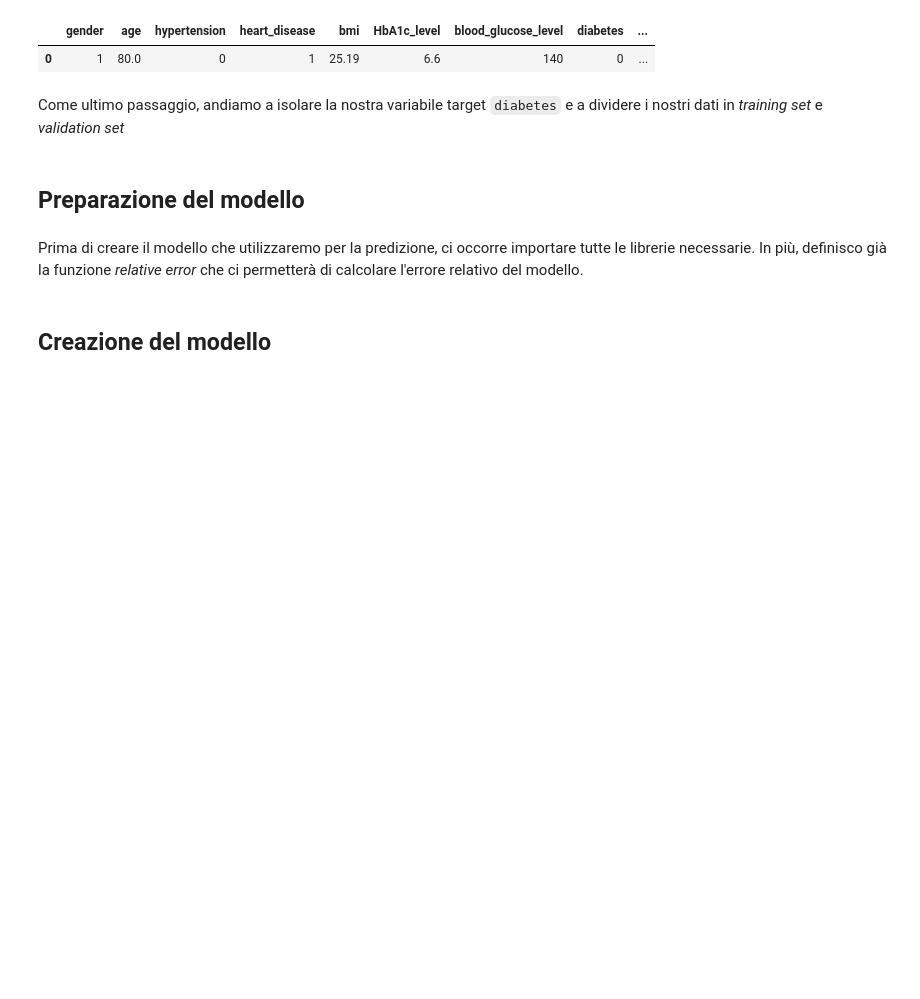
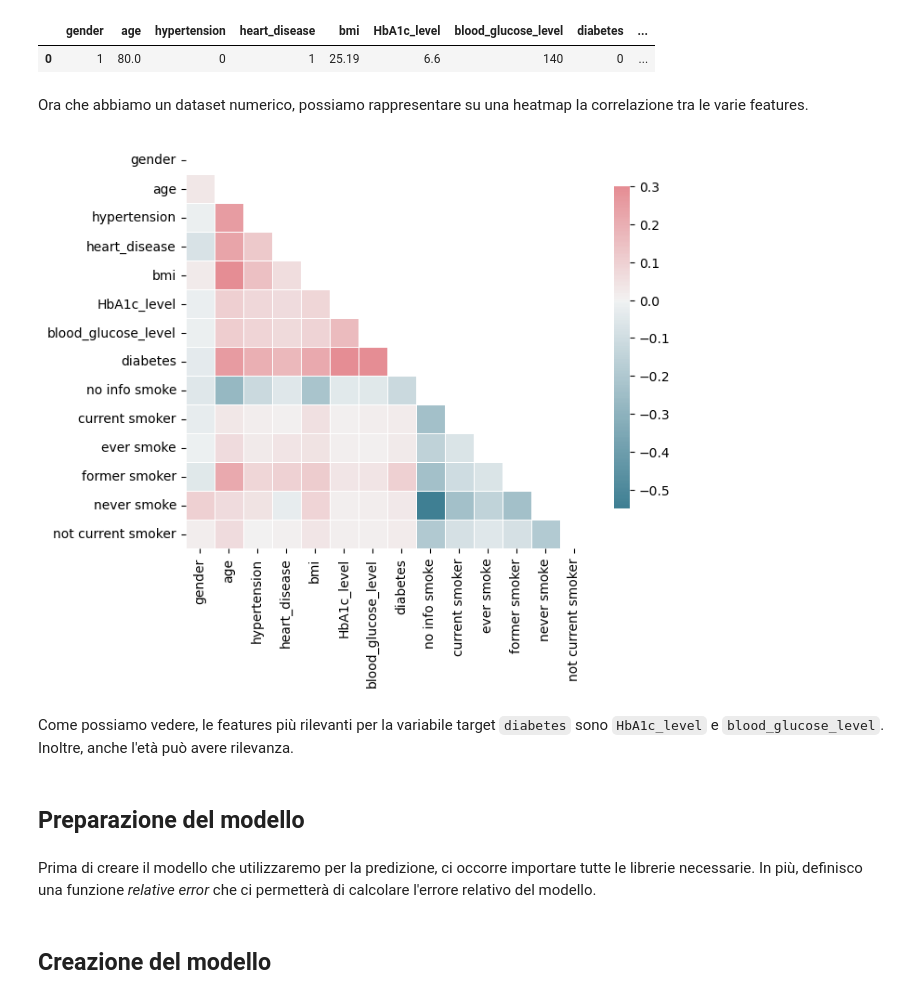
Before and after one commit to LorenzoRigoni/DIA24-Diabetes-Prediction, a Jupyter notebook: Diabetes_prediction.ipynb, the cells around one changed output. Saved outputs shown, nothing was run; the diff lists cells and outputs as text; code cells hidden in the pictures; blank space fills up the shorter version.

Commit message:
Added heatmap rappresentation of data

```diff
--- a/Diabetes_prediction.ipynb
+++ b/Diabetes_prediction.ipynb
@@ -219,8 +223,20 @@ patients_num.head(1)
 # %% [output]
 |  | gender | age | hypertension | heart_disease | bmi | HbA1c_level | blood_glucose_level | diabetes | ... |
 | 0 | 1 | 80.0 | 0 | 1 | 25.19 | 6.6 | 140 | 0 | ... |
-# %% [markdown]
-Come ultimo passaggio, andiamo a isolare la nostra variabile target `diabetes` e a dividere i nostri dati in _training set_ e _validation set_
+# %% [markdown]
+Ora che abbiamo un dataset numerico, possiamo rappresentare su una heatmap la correlazione tra le varie features.
+# %%
+cmap = sns.diverging_palette(220, 10, as_cmap=True)
+mask = np.zeros_like(patients_num.corr(), dtype=np.bool_)
+mask[np.triu_indices_from(mask)] = True
+
+f, ax = plt.subplots(figsize=(7, 9))
+sns.heatmap(patients_num.corr(), mask=mask, cmap=cmap, vmax=.3, center=0, annot = True, square=True, linewidths=.5,
+            cbar_kws={"shrink": .5}, fmt='0.2f');
+# %% [output]
+[figure, added]
+# %% [markdown]
+Come possiamo vedere, le features più rilevanti per la variabile target `diabetes` sono `HbA1c_level` e `blood_glucose_level`. Inoltre, anche l'età può avere rilevanza.
 # %%
 from sklearn.model_selection import train_test_split
 
@@ -231,7 +247,7 @@ X_train, X_val, y_train, y_val = train_test_split(X, y, test_size=1/3, random_st
 # %% [markdown]
 ## Preparazione del modello
 # %% [markdown]
-Prima di creare il modello che utilizzaremo per la predizione, ci occorre importare tutte le librerie necessarie. In più, definisco già la funzione _relative error_ che ci permetterà di calcolare l'errore relativo del modello.
+Prima di creare il modello che utilizzaremo per la predizione, ci occorre importare tutte le librerie necessarie. In più, definisco una funzione _relative error_ che ci permetterà di calcolare l'errore relativo del modello.
 # %%
 from sklearn.pipeline import Pipeline
 from sklearn.model_selection import GridSearchCV
```
Also changed, not shown: parts of 13 cells of this notebook.
